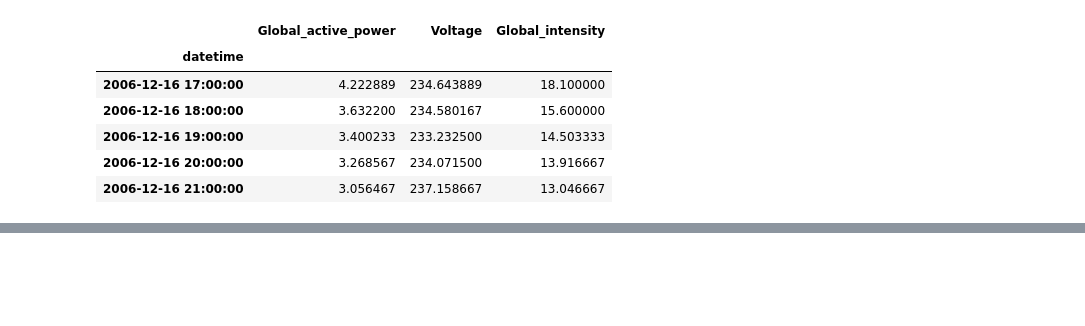
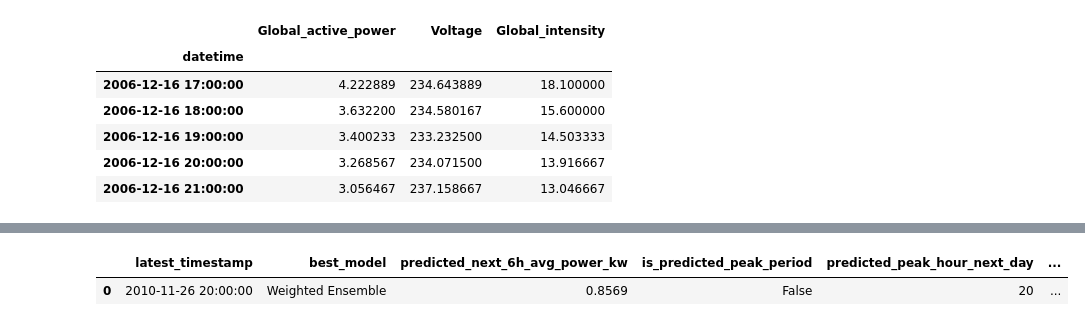
Before and after one commit to abojotemi/End-to-End-Smart-Power, a Jupyter notebook: note.ipynb, the cells around one changed output, grey strips where cells are left out. Saved outputs shown, nothing was run; the diff lists cells and outputs as text; code cells hidden in the pictures; blank space fills up the shorter version.

```diff
--- a/note.ipynb
+++ b/note.ipynb
@@ -303,0 +485,29 @@ Number of peak periods: 683
+# %%
+latest_x = X.iloc[-1:].copy()
+
+if best_model_name == "Weighted Ensemble":
+    next_6h_pred = 0.0
+    for m_name, model in fitted_models.items():
+        next_6h_pred += ensemble_weights[m_name] * float(model.predict(latest_x)[0])
+else:
+    next_6h_pred = float(fitted_models[best_model_name].predict(latest_x)[0])
+
+is_predicted_peak_period = next_6h_pred >= peak_threshold
+
+summary = pd.DataFrame(
+    [
+        {
+            "latest_timestamp": str(model_df.index[-1]),
+            "best_model": best_model_name,
+            "predicted_next_6h_avg_power_kw": round(next_6h_pred, 4),
+            "is_predicted_peak_period": bool(is_predicted_peak_period),
+            "predicted_peak_hour_next_day": int(predicted_peak_hour_next_day),
+            "backup_power_time_window": f"{predicted_peak_hour_next_day:02d}:00 - {predicted_peak_hour_next_day:02d}:59",
+        }
+    ]
+)
+
+summary
+# %% [output]
+|  | latest_timestamp | best_model | predicted_next_6h_avg_power_kw | is_predicted_peak_period | predicted_peak_hour_next_day | ... |
+| 0 | 2010-11-26 20:00:00 | Weighted Ensemble | 0.8569 | False | 20 | ... |
```
Also changed, not shown: parts of 15 cells of this notebook, 7 other files.
